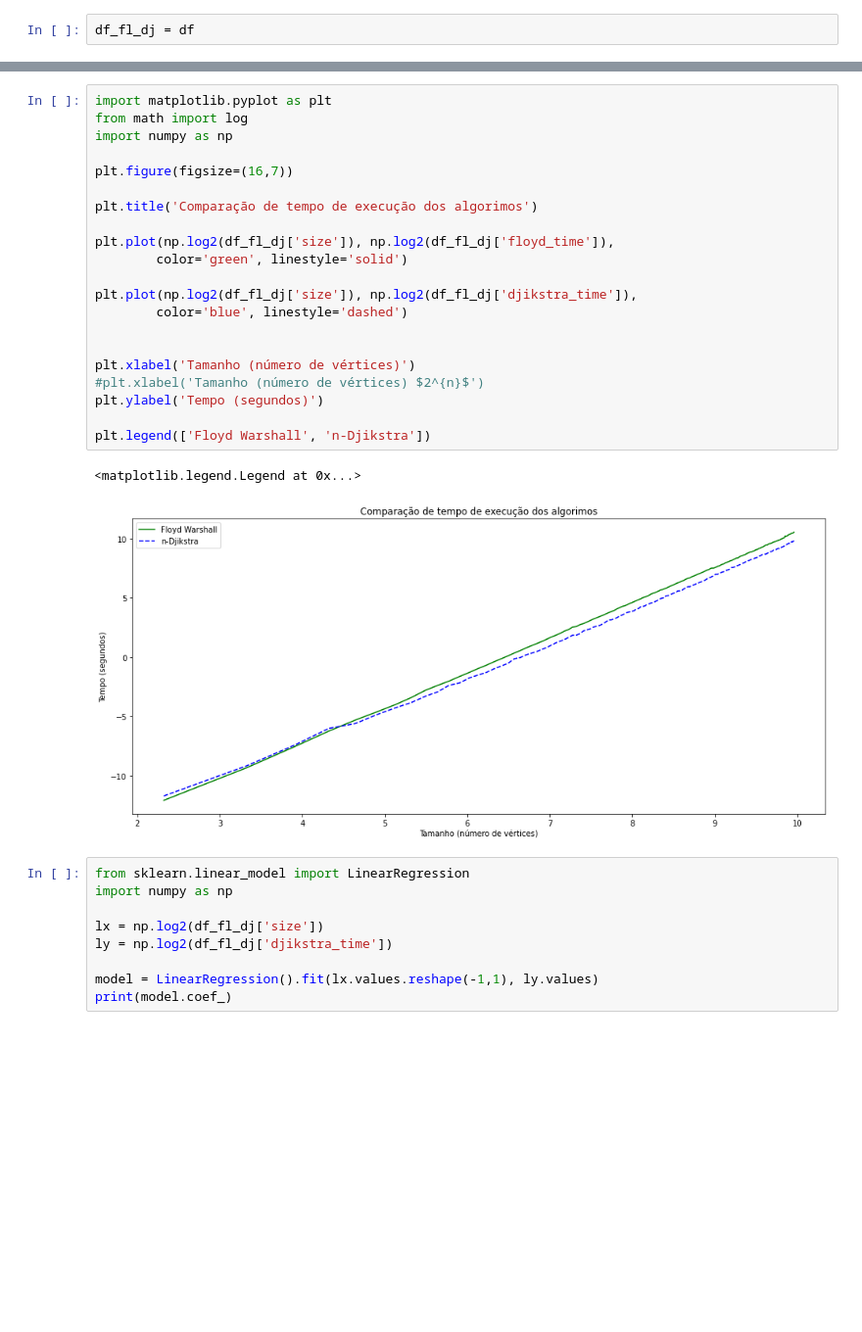
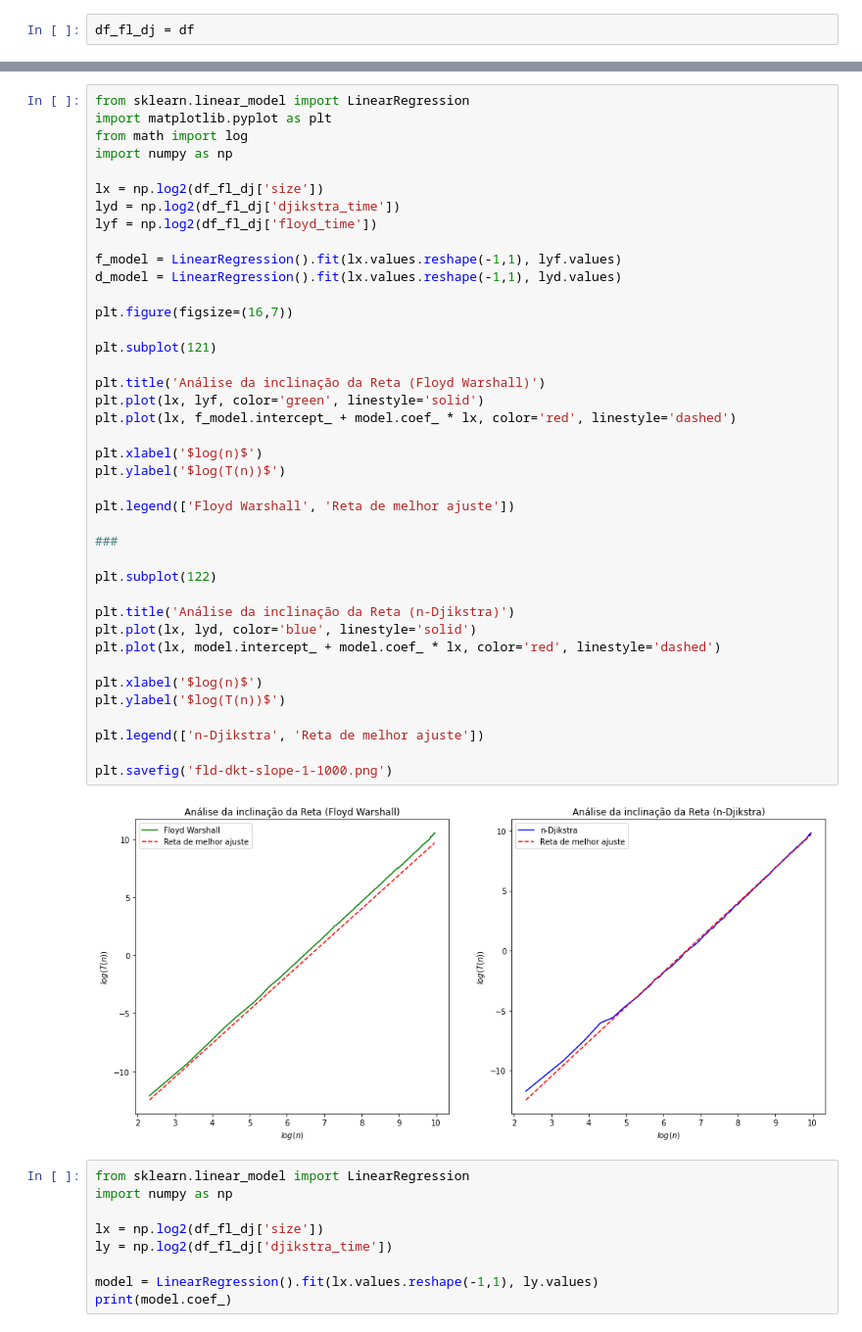
Before and after one commit to RonildoSilva/Resolucao-Listas-PAA, a Jupyter notebook: resolucao/trabalho/sub02/Submissão_2_[Floyd_x_Dijkstra]_(Avaliação_Teórica).ipynb, the cells around one changed output, grey strips where cells are left out. Shown at 98% size. Cells and saved outputs as stored; diff of their text form; blank space fills up the shorter version.

```diff
--- a/resolucao/trabalho/sub02/Submissão_2_[Floyd_x_Dijkstra]_(Avaliação_Teórica).ipynb
+++ b/resolucao/trabalho/sub02/Submissão_2_[Floyd_x_Dijkstra]_(Avaliação_Teórica).ipynb
@@ -196,27 +202,45 @@ plt.legend(['Floyd Warshall', 'n-Djikstra'])
-# %%
-import matplotlib.pyplot as plt
-from math import log
-import numpy as np
-
-plt.figure(figsize=(16,7))
-
-plt.title('Comparação de tempo de execução dos algorimos')
-
-plt.plot(np.log2(df_fl_dj['size']), np.log2(df_fl_dj['floyd_time']),
-        color='green', linestyle='solid')
-
-plt.plot(np.log2(df_fl_dj['size']), np.log2(df_fl_dj['djikstra_time']),
-        color='blue', linestyle='dashed')
-
-
-plt.xlabel('Tamanho (número de vértices)')
-#plt.xlabel('Tamanho (número de vértices) $2^{n}$')
-plt.ylabel('Tempo (segundos)')
-
-plt.legend(['Floyd Warshall', 'n-Djikstra'])
-# %% [output]
-<matplotlib.legend.Legend at 0x...>
-[figure, removed]
+# %%
+from sklearn.linear_model import LinearRegression
+import matplotlib.pyplot as plt
+from math import log
+import numpy as np
+
+lx = np.log2(df_fl_dj['size'])
+lyd = np.log2(df_fl_dj['djikstra_time'])
+lyf = np.log2(df_fl_dj['floyd_time'])
+
+f_model = LinearRegression().fit(lx.values.reshape(-1,1), lyf.values)
+d_model = LinearRegression().fit(lx.values.reshape(-1,1), lyd.values)
+
+plt.figure(figsize=(16,7))
+
+plt.subplot(121)
+
+plt.title('Análise da inclinação da Reta (Floyd Warshall)')
+plt.plot(lx, lyf, color='green', linestyle='solid')
+plt.plot(lx, f_model.intercept_ + model.coef_ * lx, color='red', linestyle='dashed')
+
+plt.xlabel('$log(n)$')
+plt.ylabel('$log(T(n))$')
+
+plt.legend(['Floyd Warshall', 'Reta de melhor ajuste'])
+
+###
+
+plt.subplot(122)
+
+plt.title('Análise da inclinação da Reta (n-Djikstra)')
+plt.plot(lx, lyd, color='blue', linestyle='solid')
+plt.plot(lx, model.intercept_ + model.coef_ * lx, color='red', linestyle='dashed')
+
+plt.xlabel('$log(n)$')
+plt.ylabel('$log(T(n))$')
+
+plt.legend(['n-Djikstra', 'Reta de melhor ajuste'])
+
+plt.savefig('fld-dkt-slope-1-1000.png')
+# %% [output]
+[figure, added]
 # %%
 from sklearn.linear_model import LinearRegression
 import numpy as np
```
Also changed, not shown: parts of 8 cells of this notebook, 2 other files.
